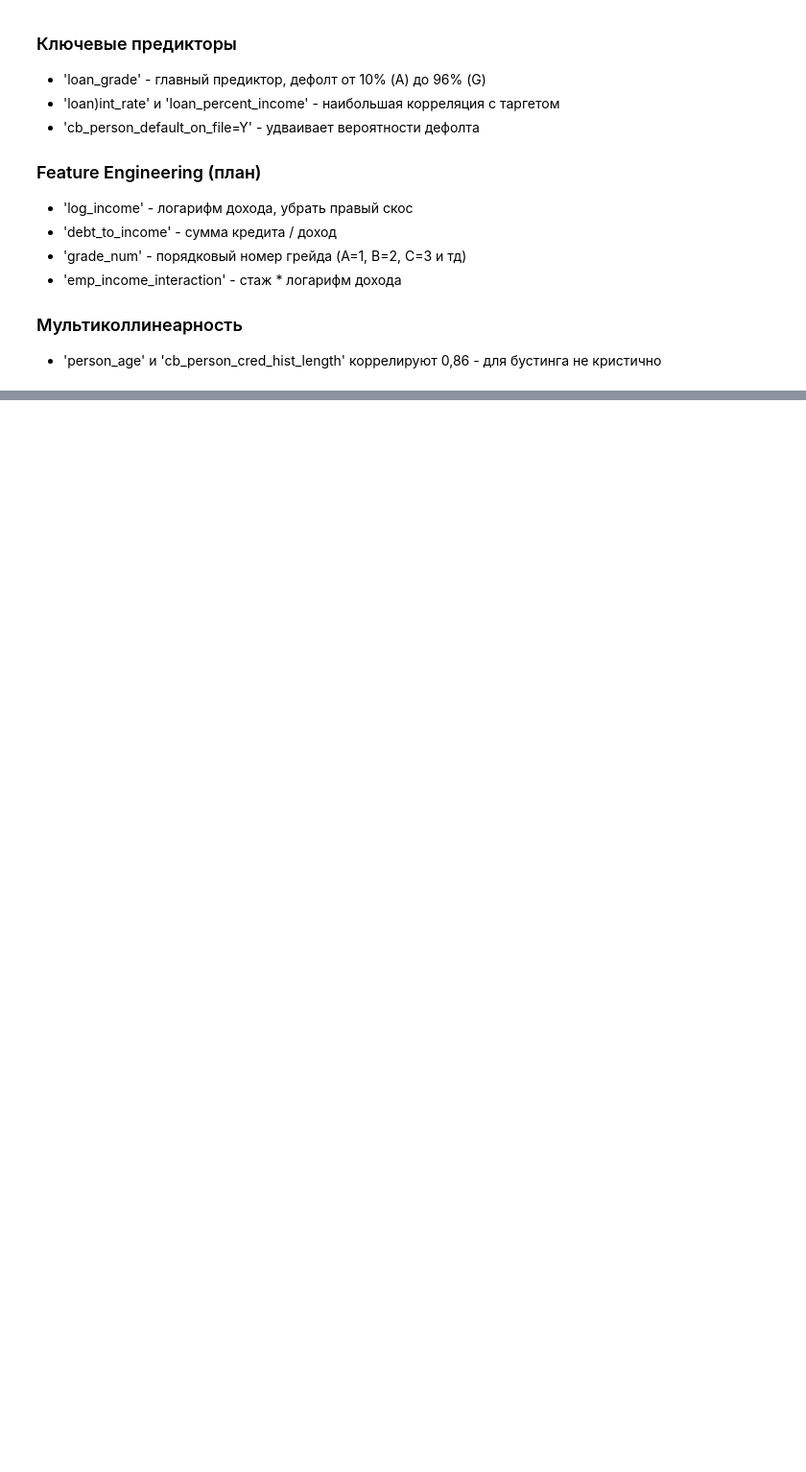
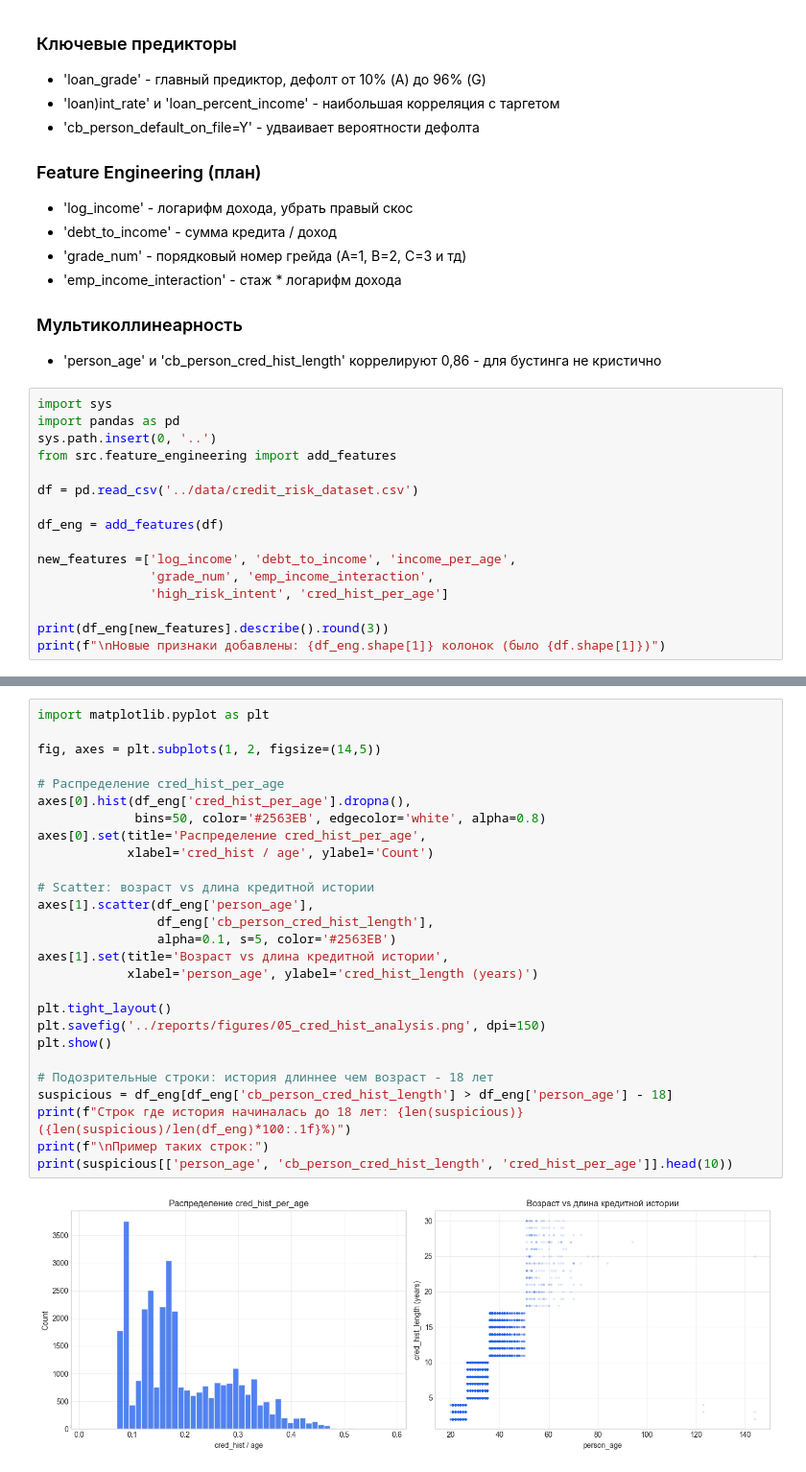
Before and after one commit to hs4hck6zt8-collab/credit-risk-ml, a Jupyter notebook: notebooks/eda.ipynb, the cells around one changed output, grey strips where cells are left out. Shown at 96% size. Drawn from its saved outputs; the diff is of its cells as text; blank space fills up the shorter version.

```diff
--- a/notebooks/eda.ipynb
+++ b/notebooks/eda.ipynb
@@ -176,3 +176,19 @@ plt.show()
 
 ### Мультиколлинеарность
 - 'person_age' и 'cb_person_cred_hist_length' коррелируют 0,86 - для бустинга не кристично
+# %%
+import sys
+import pandas as pd
+sys.path.insert(0, '..')
+from src.feature_engineering import add_features
+
+df = pd.read_csv('../data/credit_risk_dataset.csv')
+
+df_eng = add_features(df)
+
+new_features =['log_income', 'debt_to_income', 'income_per_age',
+               'grade_num', 'emp_income_interaction',
+               'high_risk_intent', 'cred_hist_per_age']
+
+print(df_eng[new_features].describe().round(3))
+print(f"\nНовые признаки добавлены: {df_eng.shape[1]} колонок (было {df.shape[1]})")
@@ -178,0 +213,29 @@ plt.show()
+# %%
+import matplotlib.pyplot as plt
+
+fig, axes = plt.subplots(1, 2, figsize=(14,5))
+
+# Распределение cred_hist_per_age
+axes[0].hist(df_eng['cred_hist_per_age'].dropna(),
+             bins=50, color='#2563EB', edgecolor='white', alpha=0.8)
+axes[0].set(title='Распределение cred_hist_per_age',
+            xlabel='cred_hist / age', ylabel='Count')
+
+# Scatter: возраст vs длина кредитной истории
+axes[1].scatter(df_eng['person_age'],
+                df_eng['cb_person_cred_hist_length'],
+                alpha=0.1, s=5, color='#2563EB')
+axes[1].set(title='Возраст vs длина кредитной истории',
+            xlabel='person_age', ylabel='cred_hist_length (years)')
+
+plt.tight_layout()
+plt.savefig('../reports/figures/05_cred_hist_analysis.png', dpi=150)
+plt.show()
+
+# Подозрительные строки: история длиннее чем возраст - 18 лет
+suspicious = df_eng[df_eng['cb_person_cred_hist_length'] > df_eng['person_age'] - 18]
+print(f"Строк где история начиналась до 18 лет: {len(suspicious)} ({len(suspicious)/len(df_eng)*100:.1f}%)")
+print(f"\nПример таких строк:")
+print(suspicious[['person_age', 'cb_person_cred_hist_length', 'cred_hist_per_age']].head(10))
+# %% [output]
+[figure, added]
```
Also changed, not shown: parts of 3 cells of this notebook, 1 other file.
